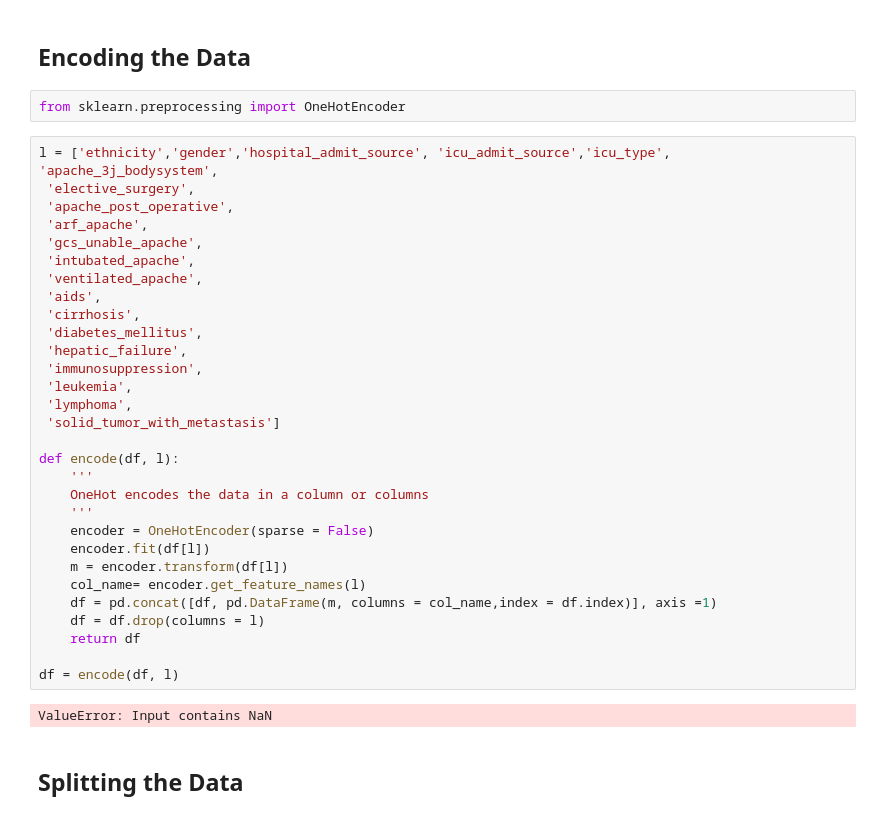
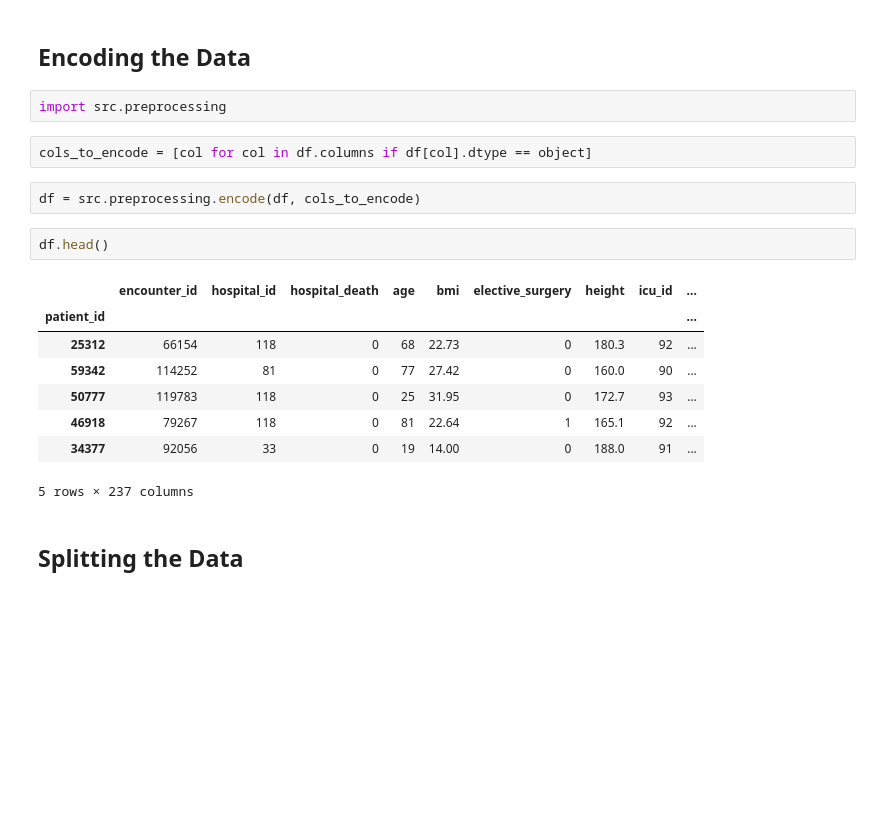
Before and after one commit to curie-capstone/predicting-patient-outcomes, a Jupyter notebook: Predicting Patient Outcome.ipynb, the cells around one changed output. Cells and saved outputs as stored; diff of their text form; blank space fills up the shorter version.

```diff
--- a/Predicting Patient Outcome.ipynb
+++ b/Predicting Patient Outcome.ipynb
@@ -175,40 +168,23 @@ df.weight.hist()
 # Modeling: Bringing it All Together
 # %% [markdown]
 ## Encoding the Data
-# %%
-from sklearn.preprocessing import OneHotEncoder
-# %%
-l = ['ethnicity','gender','hospital_admit_source', 'icu_admit_source','icu_type', 'apache_3j_bodysystem',
- 'elective_surgery',
- 'apache_post_operative',
- 'arf_apache',
- 'gcs_unable_apache',
- 'intubated_apache',
- 'ventilated_apache',
- 'aids',
- 'cirrhosis',
- 'diabetes_mellitus',
- 'hepatic_failure',
- 'immunosuppression',
- 'leukemia',
- 'lymphoma',
- 'solid_tumor_with_metastasis']
-
-def encode(df, l):
-    '''
-    OneHot encodes the data in a column or columns
-    '''
-    encoder = OneHotEncoder(sparse = False)
-    encoder.fit(df[l])
-    m = encoder.transform(df[l])
-    col_name= encoder.get_feature_names(l)
-    df = pd.concat([df, pd.DataFrame(m, columns = col_name,index = df.index)], axis =1)
-    df = df.drop(columns = l)
-    return df
-
-df = encode(df, l)
-# %% [output]
-ValueError: Input contains NaN
+# %%
+import src.preprocessing
+# %%
+cols_to_encode = [col for col in df.columns if df[col].dtype == object]
+# %%
+df = src.preprocessing.encode(df, cols_to_encode)
+# %%
+df.head()
+# %% [output]
+|  | encounter_id | hospital_id | hospital_death | age | bmi | elective_surgery | height | icu_id | ... |
+| patient_id |  |  |  |  |  |  |  |  | ... |
+| 25312 | 66154 | 118 | 0 | 68 | 22.73 | 0 | 180.3 | 92 | ... |
+| 59342 | 114252 | 81 | 0 | 77 | 27.42 | 0 | 160.0 | 90 | ... |
+| 50777 | 119783 | 118 | 0 | 25 | 31.95 | 0 | 172.7 | 93 | ... |
+| 46918 | 79267 | 118 | 0 | 81 | 22.64 | 1 | 165.1 | 92 | ... |
+| 34377 | 92056 | 33 | 0 | 19 | 14.00 | 0 | 188.0 | 91 | ... |
+5 rows × 237 columns
 # %% [markdown]
 ## Splitting the Data
 # %%
```
Also changed, not shown: parts of 19 cells of this notebook.
